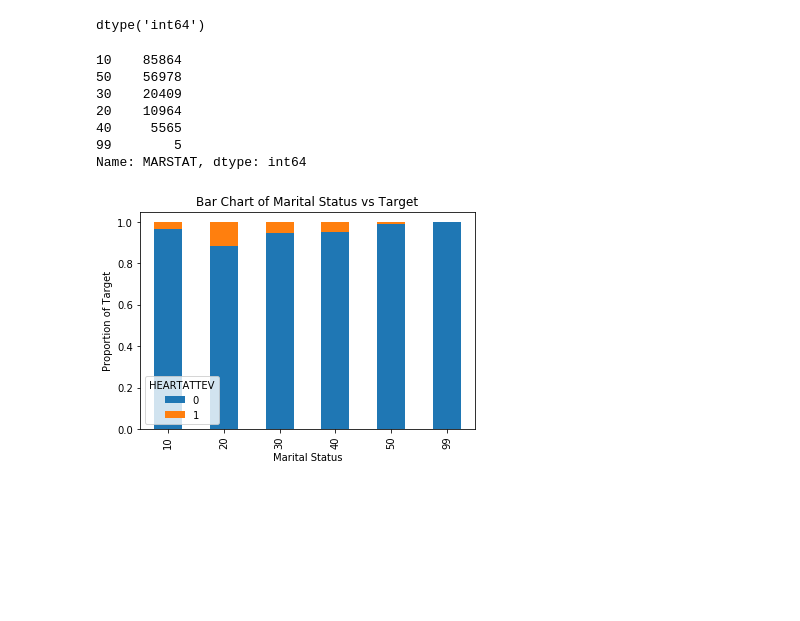
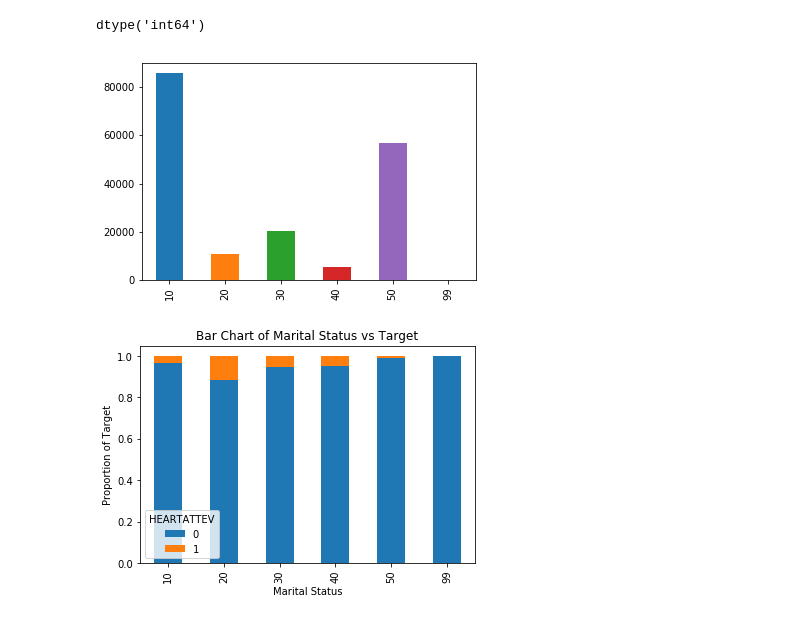
Before and after one commit to honshu77/DSA_project, a Jupyter notebook: IPUMS.ipynb, the cells around one changed output. Drawn from its saved outputs; the diff is of its cells as text; code cells hidden in the pictures; blank space fills up the shorter version.

```diff
--- a/IPUMS.ipynb
+++ b/IPUMS.ipynb
@@ -70,0 +88,5 @@ data = data.reset_index(drop = True)
+# %%
+#recalculate age
+data['AGE'] = data['YEAR'] - data['BIRTHYR']
+data = data.drop(['test'],axis=1)
+candidate_variables.extend(["AGE"])
@@ -91,16 +127,10 @@ data['MARSTAT'].dtype
 dtype('int64')
 # %%
 data['MARSTAT'] = data['MARSTAT'].astype('object')
-data['MARSTAT'].value_counts()
+data['MARSTAT'].value_counts().sort_index().plot("bar");
 #combine 0 and 99
 # %% [output]
-10    85864
-50    56978
-30    20409
-20    10964
-40     5565
-99        5
-Name: MARSTAT, dtype: int64
+[figure, added]
 # %%
 table=pd.crosstab(data.MARSTAT,data[target_variable])
 table.div(table.sum(1).astype(float), axis=0).plot(kind='bar', stacked=True)
```
Also changed, not shown: parts of 36 cells of this notebook.
